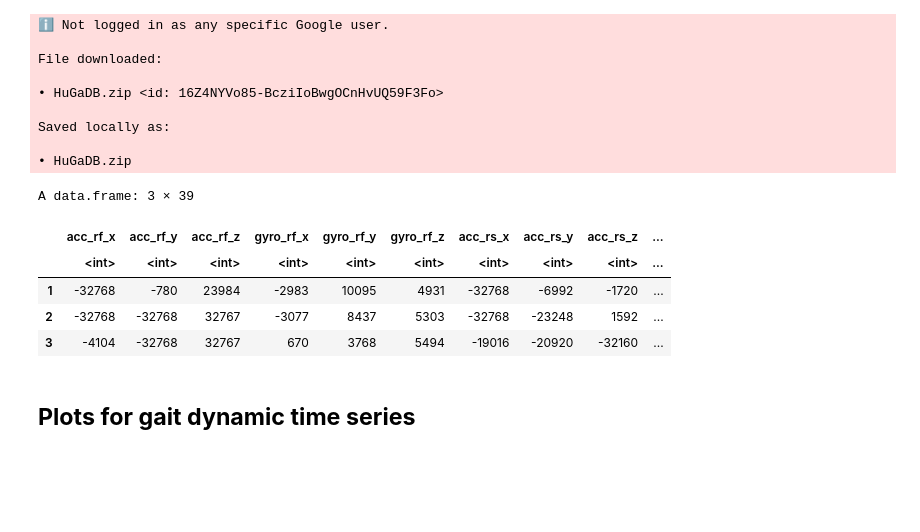
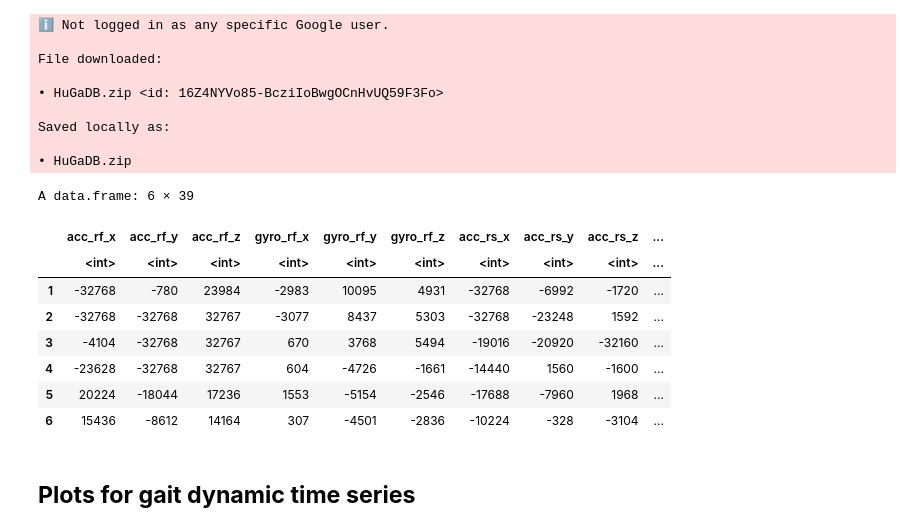
Before and after one commit to ormorteey/STA-250-Project, a Jupyter notebook: STA_250_[R]_Computational_Statistics.ipynb, the cells around one changed output. Cells and saved outputs as stored; diff of their text form; code cells hidden in the pictures; blank space fills up the shorter version.

```diff
--- a/STA_250_[R]_Computational_Statistics.ipynb
+++ b/STA_250_[R]_Computational_Statistics.ipynb
@@ -34,10 +45,13 @@ unzip("HuGaDB.zip")
 # %%
-mydata = read.table("Data/HuGaDB_v1_walking_01_00.txt", header = T)
-head(mydata, 3)
+walking_01_00_df = read.table("Data/HuGaDB_v1_walking_01_00.txt", header = T)
+head(walking_01_00_df, 6)
 # %% [output]
-A data.frame: 3 × 39
+A data.frame: 6 × 39
 |  | acc_rf_x | acc_rf_y | acc_rf_z | gyro_rf_x | gyro_rf_y | gyro_rf_z | acc_rs_x | acc_rs_y | acc_rs_z | ... |
 |  | <int> | <int> | <int> | <int> | <int> | <int> | <int> | <int> | <int> | ... |
 | 1 | -32768 | -780 | 23984 | -2983 | 10095 | 4931 | -32768 | -6992 | -1720 | ... |
 | 2 | -32768 | -32768 | 32767 | -3077 | 8437 | 5303 | -32768 | -23248 | 1592 | ... |
 | 3 | -4104 | -32768 | 32767 | 670 | 3768 | 5494 | -19016 | -20920 | -32160 | ... |
+| 4 | -23628 | -32768 | 32767 | 604 | -4726 | -1661 | -14440 | 1560 | -1600 | ... |
+| 5 | 20224 | -18044 | 17236 | 1553 | -5154 | -2546 | -17688 | -7960 | 1968 | ... |
+| 6 | 15436 | -8612 | 14164 | 307 | -4501 | -2836 | -10224 | -328 | -3104 | ... |
```
Also changed, not shown: parts of 17 cells of this notebook.
